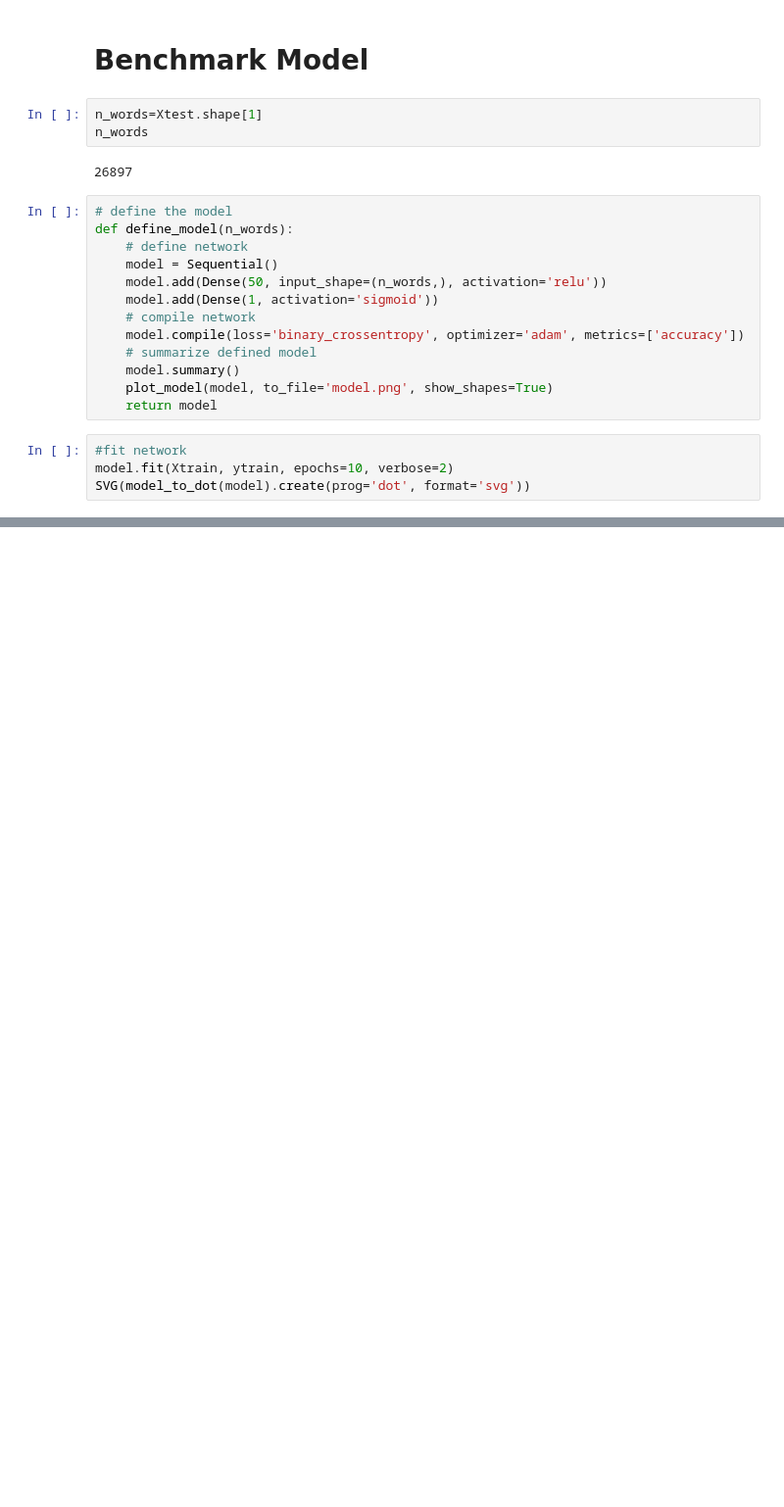
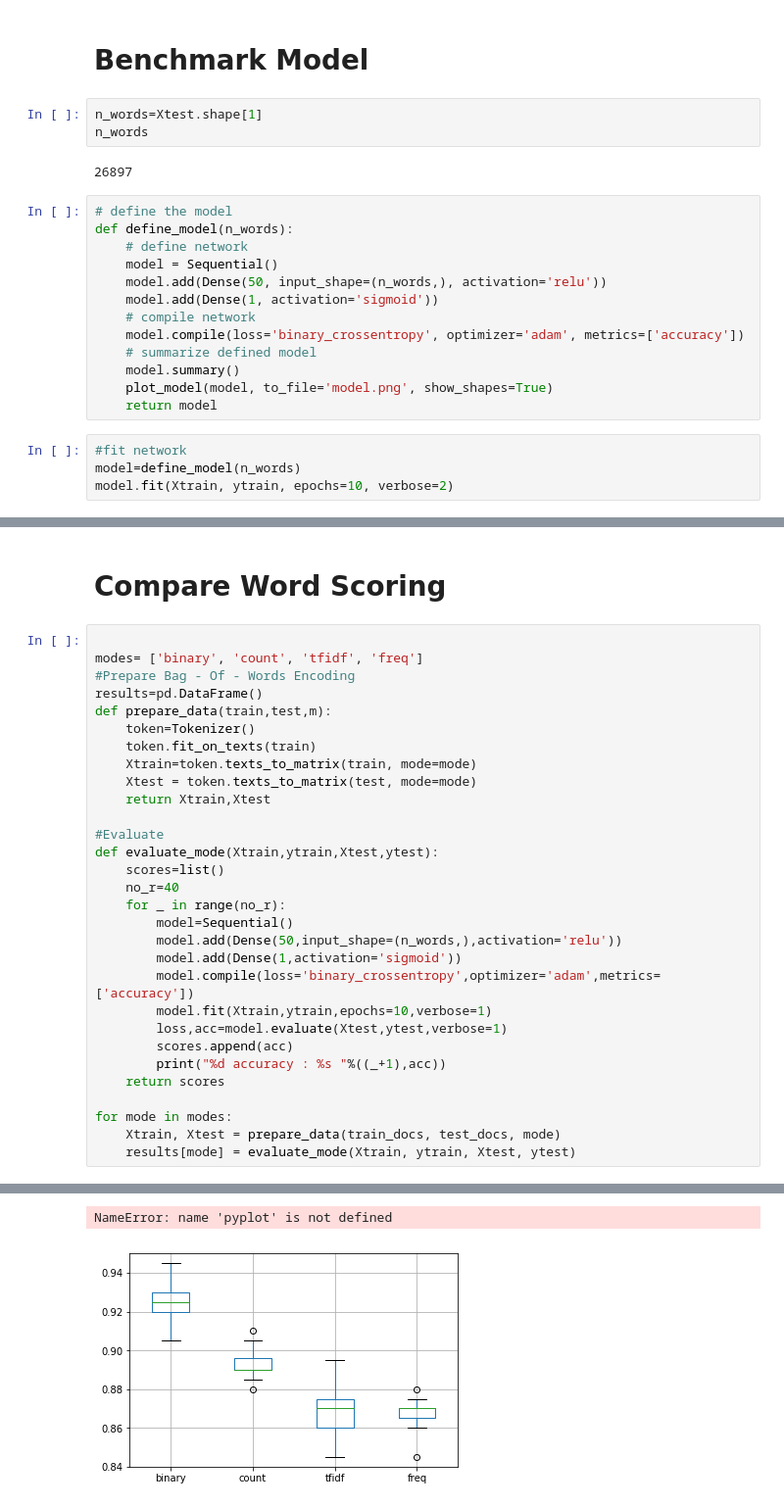
Before and after one commit to ashish1500616/Machine-Learning-Projects, a Jupyter notebook: p7_capstone_project/Sentiment_Analysis_Udacity.ipynb, the cells around one changed output, grey strips where cells are left out. Shown: that part at 98% size. Cells and saved outputs as stored; diff of their text form; blank space fills up the shorter version.

Commit message:
Compare Word Score

```diff
--- a/p7_capstone_project/Sentiment_Analysis_Udacity.ipynb
+++ b/p7_capstone_project/Sentiment_Analysis_Udacity.ipynb
@@ -305,6 +305,6 @@ def define_model(n_words):
     return model
 # %%
 #fit network
+model=define_model(n_words)
 model.fit(Xtrain, ytrain, epochs=10, verbose=2)
-SVG(model_to_dot(model).create(prog='dot', format='svg'))
 # %% [output]
@@ -339,0 +342,33 @@ Test Accuracy: 87.000000
+# %% [markdown]
+# Compare Word Scoring
+# %%
+
+modes= ['binary', 'count', 'tfidf', 'freq']
+#Prepare Bag - Of - Words Encoding
+results=pd.DataFrame()
+def prepare_data(train,test,m):
+    token=Tokenizer()
+    token.fit_on_texts(train)
+    Xtrain=token.texts_to_matrix(train, mode=mode)
+    Xtest = token.texts_to_matrix(test, mode=mode)
+    return Xtrain,Xtest
+
+#Evaluate
+def evaluate_mode(Xtrain,ytrain,Xtest,ytest):
+    scores=list()
+    no_r=40
+    for _ in range(no_r):
+        model=Sequential()
+        model.add(Dense(50,input_shape=(n_words,),activation='relu'))
+        model.add(Dense(1,activation='sigmoid'))
+        model.compile(loss='binary_crossentropy',optimizer='adam',metrics=['accuracy'])
+        model.fit(Xtrain,ytrain,epochs=10,verbose=1)
+        loss,acc=model.evaluate(Xtest,ytest,verbose=1)
+        scores.append(acc)
+        print("%d accuracy : %s "%((_+1),acc))
+    return scores
+
+for mode in modes:
+    Xtrain, Xtest = prepare_data(train_docs, test_docs, mode)
+    results[mode] = evaluate_mode(Xtrain, ytrain, Xtest, ytest)
+# %% [output]
@@ -339,0 +392,2 @@ Test Accuracy: 87.000000
+NameError: name 'pyplot' is not defined
+[figure, added]
```
Also changed, not shown: parts of 5 cells of this notebook.
